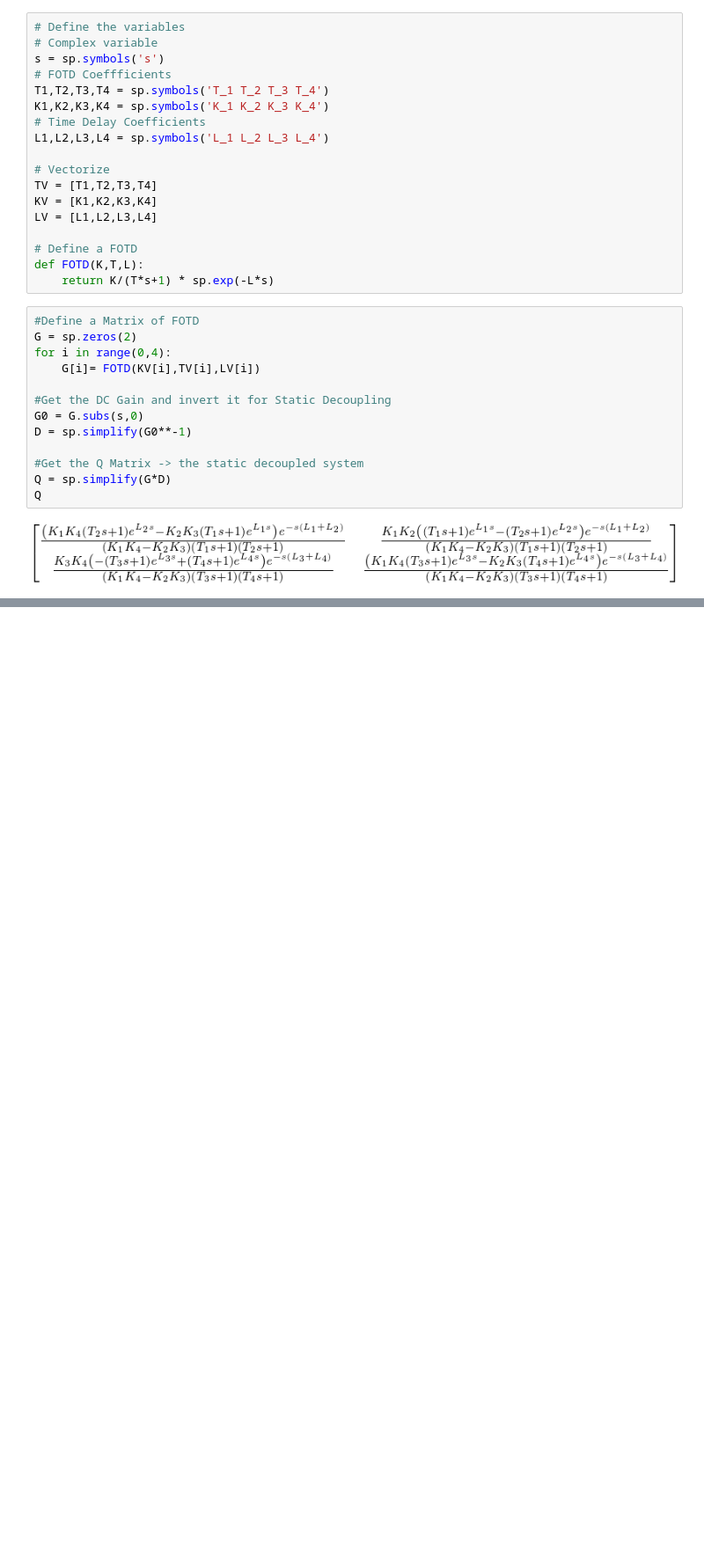
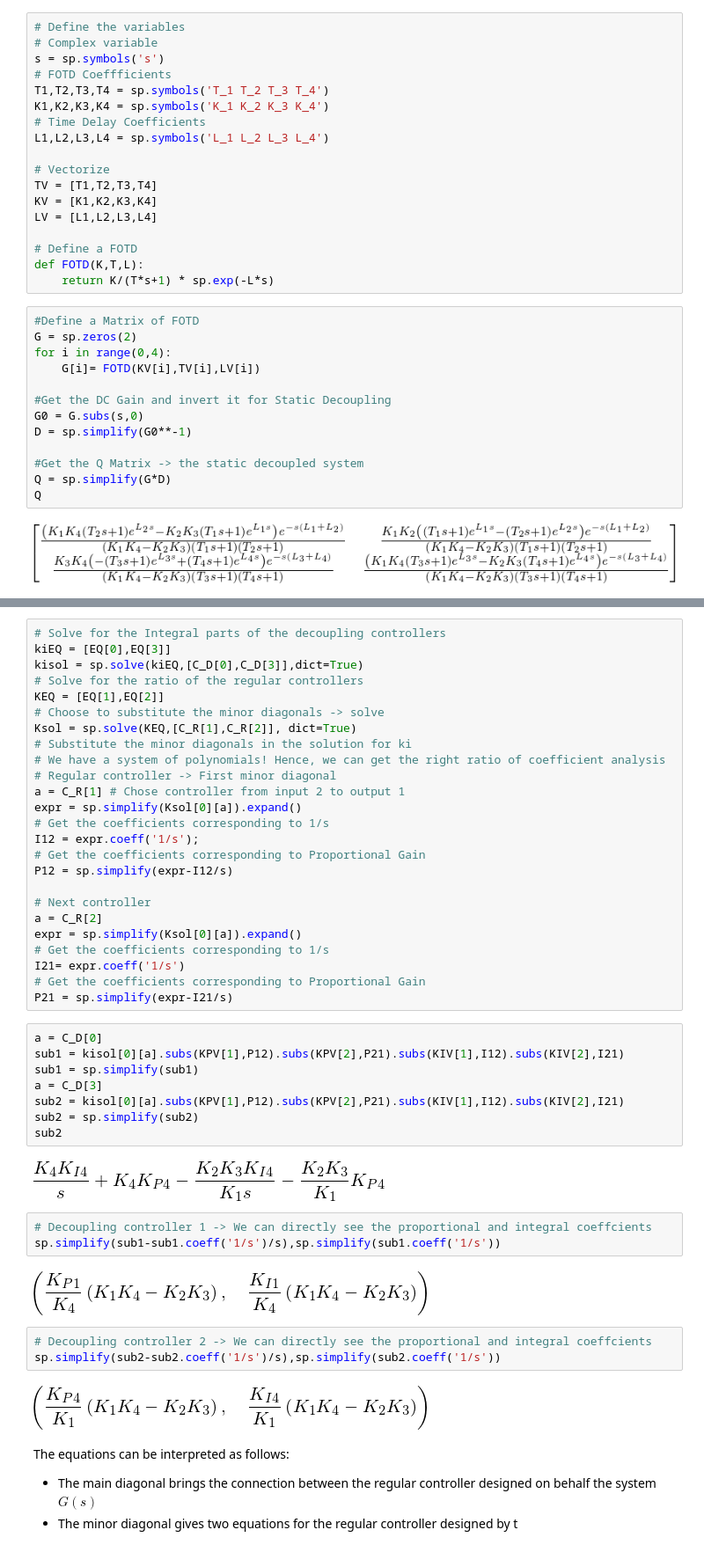
Before and after one commit to AlCap23/Thesis, a Jupyter notebook: Python/CouplingConstants.ipynb, the cells around one changed output, grey strips where cells are left out. Shown: that part at 88% size. Saved outputs shown, nothing was run; the diff lists cells and outputs as text; blank space fills up the shorter version.

Commit message:
- Worked on coupling and decoupling; got the controller as functions of each other

```diff
--- a/Python/CouplingConstants.ipynb
+++ b/Python/CouplingConstants.ipynb
@@ -73,0 +138,50 @@ Consider a TITO system described by FOTD functions. The Influence of the static
+# %%
+# Solve for the Integral parts of the decoupling controllers
+kiEQ = [EQ[0],EQ[3]]
+kisol = sp.solve(kiEQ,[C_D[0],C_D[3]],dict=True)
+# Solve for the ratio of the regular controllers
+KEQ = [EQ[1],EQ[2]]
+# Choose to substitute the minor diagonals -> solve
+Ksol = sp.solve(KEQ,[C_R[1],C_R[2]], dict=True)
+# Substitute the minor diagonals in the solution for ki
+# We have a system of polynomials! Hence, we can get the right ratio of coefficient analysis
+# Regular controller -> First minor diagonal
+a = C_R[1] # Chose controller from input 2 to output 1
+expr = sp.simplify(Ksol[0][a]).expand()
+# Get the coefficients corresponding to 1/s
+I12 = expr.coeff('1/s');
+# Get the coefficients corresponding to Proportional Gain
+P12 = sp.simplify(expr-I12/s)
+
+# Next controller
+a = C_R[2]
+expr = sp.simplify(Ksol[0][a]).expand()
+# Get the coefficients corresponding to 1/s
+I21= expr.coeff('1/s')
+# Get the coefficients corresponding to Proportional Gain
+P21 = sp.simplify(expr-I21/s)
+# %%
+a = C_D[0]
+sub1 = kisol[0][a].subs(KPV[1],P12).subs(KPV[2],P21).subs(KIV[1],I12).subs(KIV[2],I21)
+sub1 = sp.simplify(sub1)
+a = C_D[3]
+sub2 = kisol[0][a].subs(KPV[1],P12).subs(KPV[2],P21).subs(KIV[1],I12).subs(KIV[2],I21)
+sub2 = sp.simplify(sub2)
+sub2
+# %% [output]
+[figure, added]
+# %%
+# Decoupling controller 1 -> We can directly see the proportional and integral coeffcients
+sp.simplify(sub1-sub1.coeff('1/s')/s),sp.simplify(sub1.coeff('1/s'))
+# %% [output]
+[figure, added]
+# %%
+# Decoupling controller 2 -> We can directly see the proportional and integral coeffcients
+sp.simplify(sub2-sub2.coeff('1/s')/s),sp.simplify(sub2.coeff('1/s'))
+# %% [output]
+[figure, added]
+# %% [markdown]
+The equations can be interpreted as follows:
+
+- The main diagonal brings the connection between the regular controller designed on behalf the system $G(s)$
+- The minor diagonal gives two equations for the regular controller designed by t
```
Also changed, not shown: parts of 10 cells of this notebook.
